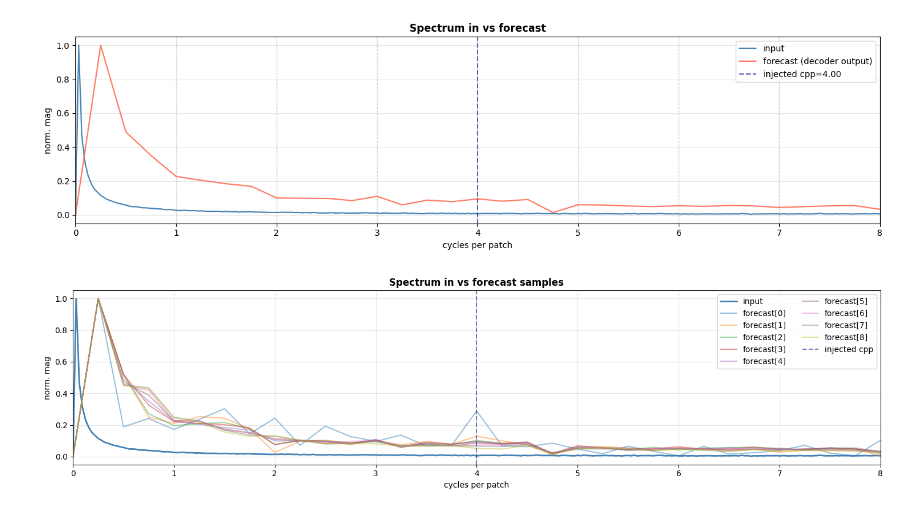
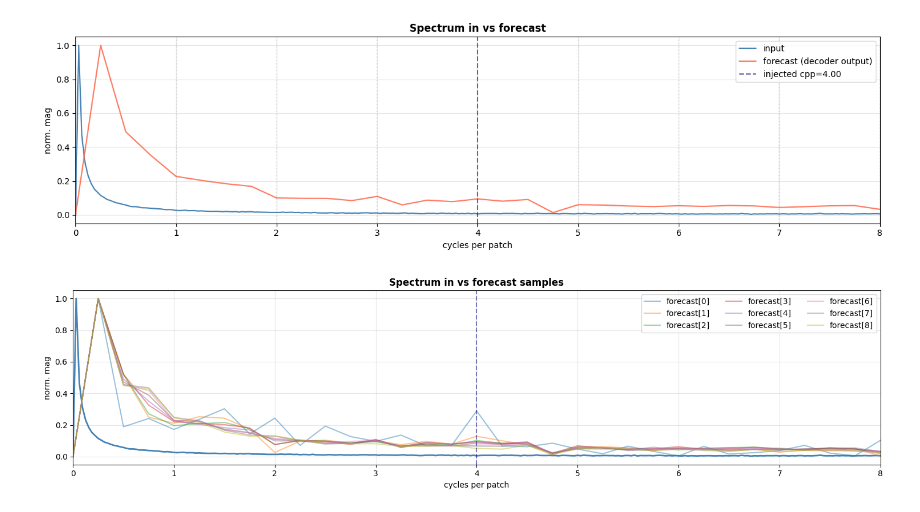
Before and after one commit to FedericoSabbadini/patchAliasing, a Jupyter notebook: chronos/models/chronosBolt_layer_probing.ipynb, the cells around one changed output. Drawn from its saved outputs; the diff is of its cells as text; code cells hidden in the pictures.

```diff
--- a/chronos/models/chronosBolt_layer_probing.ipynb
+++ b/chronos/models/chronosBolt_layer_probing.ipynb
@@ -224,2 +573,7 @@ weakest stage: input (0.000);  dec_out: 0.009
 # %% [markdown]
 ## 4 - Round-trip: input vs forecast spectrum
+# %%
+def spec(x):
+    x = np.asarray(x, float) - np.mean(x)
+    m = np.abs(np.fft.rfft(x))
+    return np.fft.rfftfreq(len(x)) * DEFAULT_PATCH_SIZE, m
@@ -226,46 +587,42 @@ weakest stage: input (0.000);  dec_out: 0.009
 # %%
-pred = forecast[0].median(dim=0).values.numpy()
-def spec(x):
-    x = np.asarray(x, float)-np.mean(x); m = np.abs(np.fft.rfft(x)); return np.fft.rfftfreq(len(x))*P, m
-cin, mi = spec(ctx); cout, mo = spec(pred)
 plt.figure(figsize=(14, 4))
+
 plt.plot(cin, mi/(mi.max()+1e-9), color="steelblue", label="input")
 plt.plot(cout, mo/(mo.max()+1e-9), color="tomato", alpha=.85, label="forecast (decoder output)")
+
 plt.axvline(cpp, color="navy", ls="--", alpha=.6, label=f"injected cpp={cpp:.2f}")
-for k in range(1, P//2+1): plt.axvline(k, color="grey", ls=":", alpha=.2)
-plt.xlim(0, P/2); plt.xlabel("cycles per patch"); plt.ylabel("norm. mag")
-plt.title("Spectrum in vs forecast", fontweight="bold"); plt.legend(); plt.grid(alpha=.3)
-plt.tight_layout(); plt.savefig(OUT/"L1_roundtrip.png", dpi=140, bbox_inches="tight"); plt.show()
+for k in range(1, DEFAULT_PATCH_SIZE//2+1):
+    plt.axvline(k, color="grey", ls=":", alpha=.2)
+
+plt.xlim(0, DEFAULT_PATCH_SIZE/2); plt.xlabel("cycles per patch")
+plt.ylabel("norm. mag")
+plt.title("Spectrum in vs forecast", fontweight="bold")
+plt.legend()
+plt.grid(alpha=.3)
+plt.tight_layout()
+plt.savefig(OUT/"PLT3.1_roundtrip.png", dpi=140, bbox_inches="tight")
+plt.show()
 # %% [output]
 [figure]
 # %%
-preds = [forecast[0][i].numpy() for i in range(9)]
-
-def spec(x):
-    x = np.asarray(x, float) - np.mean(x)
-    m = np.abs(np.fft.rfft(x))
-    return np.fft.rfftfreq(len(x)) * P, m
-
-cin, mi = spec(ctx)
-
 plt.figure(figsize=(15, 4))
-plt.plot(cin, mi / (mi.max() + 1e-9), color="steelblue", lw=2, label="input")
+plt.plot(cin, mi / (mi.max() + 1e-9), color="steelblue", lw=2)
 
 for i, pred in enumerate(preds):
     cout, mo = spec(pred)
     plt.plot(cout, mo / (mo.max() + 1e-9), alpha=0.45, label=f"forecast[{i}]")
 
 if cpp:
-    plt.axvline(cpp, color="navy", ls="--", alpha=0.5, label="injected cpp")
+    plt.axvline(cpp, color="navy", ls="--", alpha=0.5)
 
-plt.xlim(0, P / 2)
+plt.xlim(0, DEFAULT_PATCH_SIZE / 2)
 plt.xlabel("cycles per patch")
 plt.ylabel("norm. mag")
 plt.title("Spectrum in vs forecast samples", fontweight="bold")
-plt.legend(ncol=2)
+plt.legend(ncol=3)
 plt.grid(alpha=0.3)
 plt.tight_layout()
-plt.savefig(OUT / "L1_roundtrip_samples.png", dpi=140, bbox_inches="tight")
+plt.savefig(OUT / "PLT3.2_roundtrip_samples.png", dpi=140, bbox_inches="tight")
 plt.show()
 # %% [output]
-[figure, old version]
+[figure, new version]
```
Also changed, not shown: parts of 37 cells of this notebook, 57 other files.
